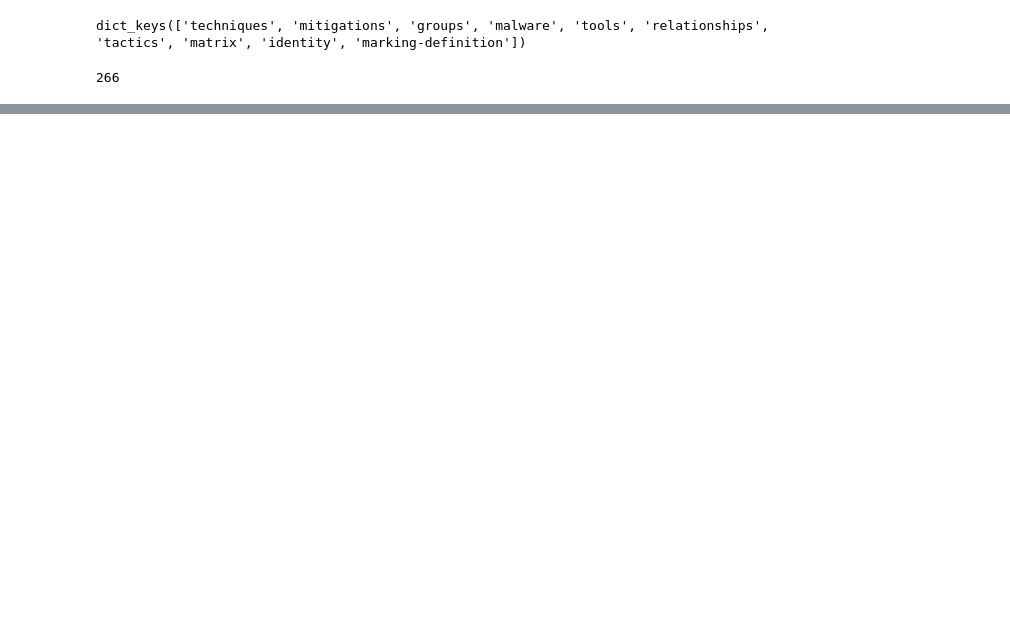
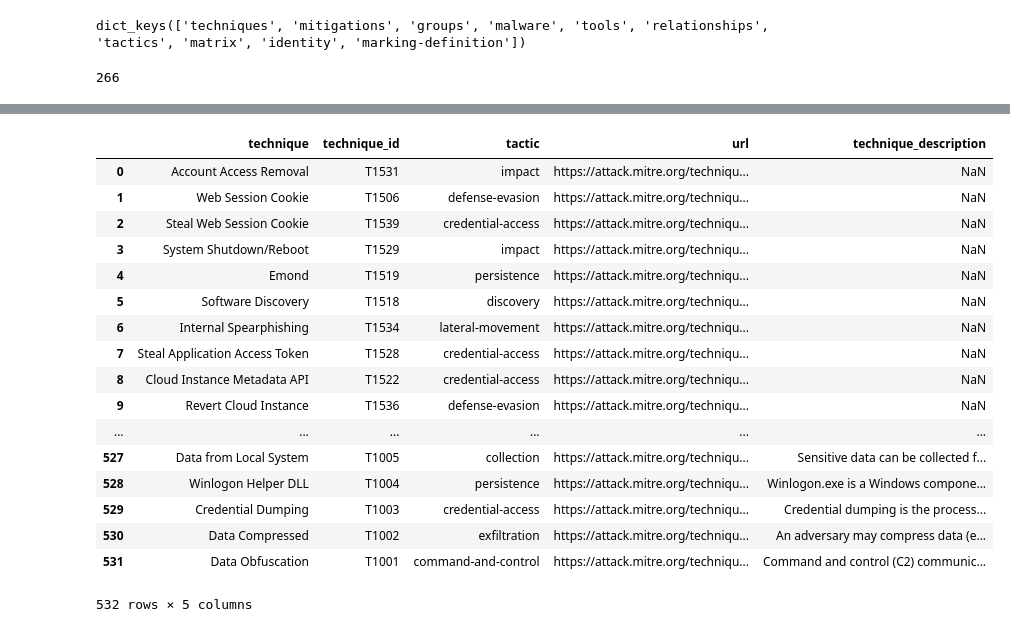
Before and after one commit to utkarshiam/MitreData, a Jupyter notebook: Untitled.ipynb, the cells around one changed output, grey strips where cells are left out. Cells and saved outputs as stored; diff of their text form; code cells hidden in the pictures; blank space fills up the shorter version.

Commit message:
data extracted;

```diff
--- a/Untitled.ipynb
+++ b/Untitled.ipynb
@@ -15,4 +15,4 @@ len(all_enterprise["techniques"])
 # %%
 all_enterprise_friendly = lift.get_enterprise(stix_format=False)
 # %%
-x = all_enterprise_friendly['techniques'][0]
+useTechlist = all_enterprise_friendly['techniques']
@@ -22,0 +39,11 @@ x['tactic']
+# %%
+data=[]
+# %%
+for iter in useTechlist:
+    testdata= {}
+    testdata['technique'] = iter['technique']
+    testdata['technique_id'] = iter['technique_id']
+    testdata['url'] = iter['url']
+    testdata['tactic'] = iter['kill_chain_phases'][0]['phase_name']
+    testdata['technique_description'] = iter['technique_description']
+    data.append(testdata)
@@ -22,0 +72,23 @@ x['tactic']
+# %%
+df = pd.DataFrame(data, columns = ['technique', 'technique_id', 'tactic', 'url', 'technique_description'])
+# %%
+df
+# %% [output]
+|  | technique | technique_id | tactic | url | technique_description |
+| 0 | Account Access Removal | T1531 | impact | https://attack.mitre.org/techniqu... | NaN |
+| 1 | Web Session Cookie | T1506 | defense-evasion | https://attack.mitre.org/techniqu... | NaN |
+| 2 | Steal Web Session Cookie | T1539 | credential-access | https://attack.mitre.org/techniqu... | NaN |
+| 3 | System Shutdown/Reboot | T1529 | impact | https://attack.mitre.org/techniqu... | NaN |
+| 4 | Emond | T1519 | persistence | https://attack.mitre.org/techniqu... | NaN |
+| 5 | Software Discovery | T1518 | discovery | https://attack.mitre.org/techniqu... | NaN |
+| 6 | Internal Spearphishing | T1534 | lateral-movement | https://attack.mitre.org/techniqu... | NaN |
+| 7 | Steal Application Access Token | T1528 | credential-access | https://attack.mitre.org/techniqu... | NaN |
+| 8 | Cloud Instance Metadata API | T1522 | credential-access | https://attack.mitre.org/techniqu... | NaN |
+| 9 | Revert Cloud Instance | T1536 | defense-evasion | https://attack.mitre.org/techniqu... | NaN |
+| ... | ... | ... | ... | ... | ... |
+| 527 | Data from Local System | T1005 | collection | https://attack.mitre.org/techniqu... | Sensitive data can be collected f... |
+| 528 | Winlogon Helper DLL | T1004 | persistence | https://attack.mitre.org/techniqu... | Winlogon.exe is a Windows compone... |
+| 529 | Credential Dumping | T1003 | credential-access | https://attack.mitre.org/techniqu... | Credential dumping is the process... |
+| 530 | Data Compressed | T1002 | exfiltration | https://attack.mitre.org/techniqu... | An adversary may compress data (e... |
+| 531 | Data Obfuscation | T1001 | command-and-control | https://attack.mitre.org/techniqu... | Command and control (C2) communic... |
+532 rows × 5 columns
```
Also changed, not shown: parts of 4 cells of this notebook.
